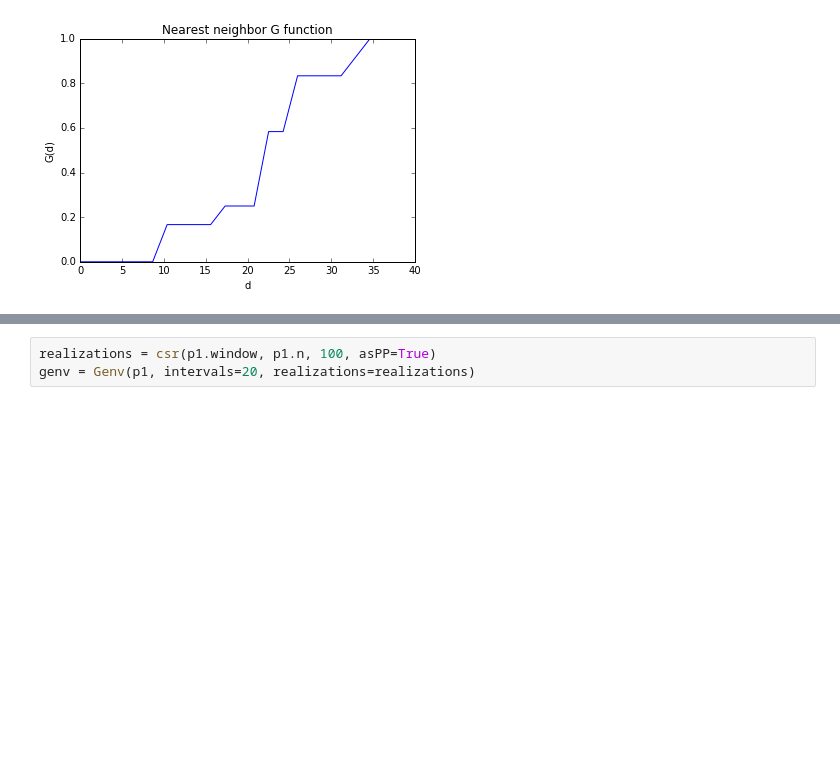
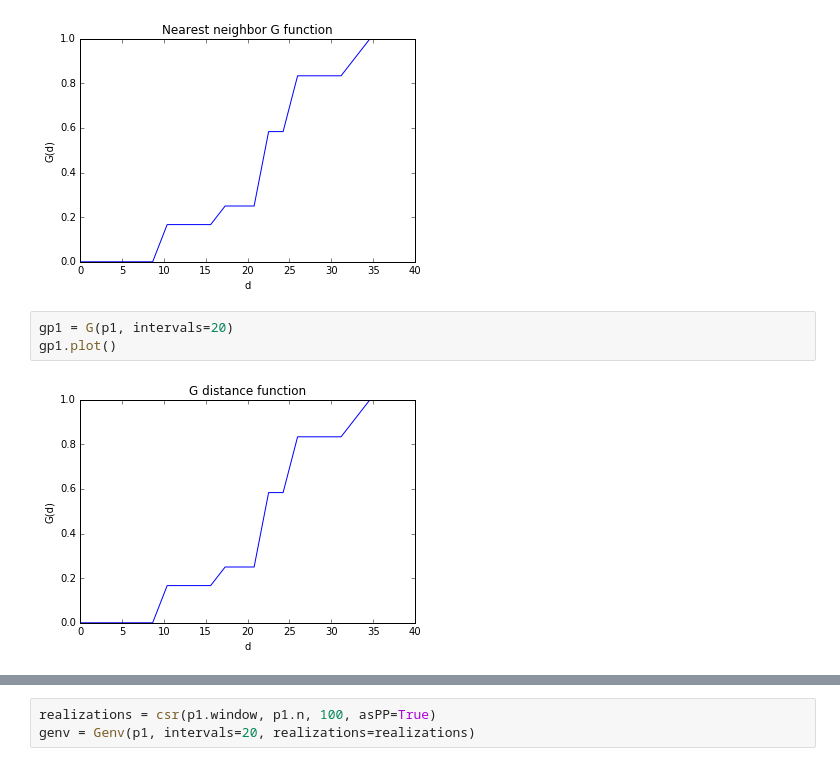
Before and after one commit to pysal/pointpats, a Jupyter notebook: distance_statistics.ipynb, the cells around one changed output, grey strips where cells are left out. Cells and saved outputs as stored; diff of their text form; blank space fills up the shorter version.

```diff
--- a/distance_statistics.ipynb
+++ b/distance_statistics.ipynb
@@ -31,3 +31,8 @@ plt.xlabel("d")
 # %% [output]
 <matplotlib.text.Text at 0x...>
 [figure]
+# %%
+gp1 = G(p1, intervals=20)
+gp1.plot()
+# %% [output]
+[figure, added]
```
Also changed, not shown: parts of 5 cells of this notebook, 1 other file.
